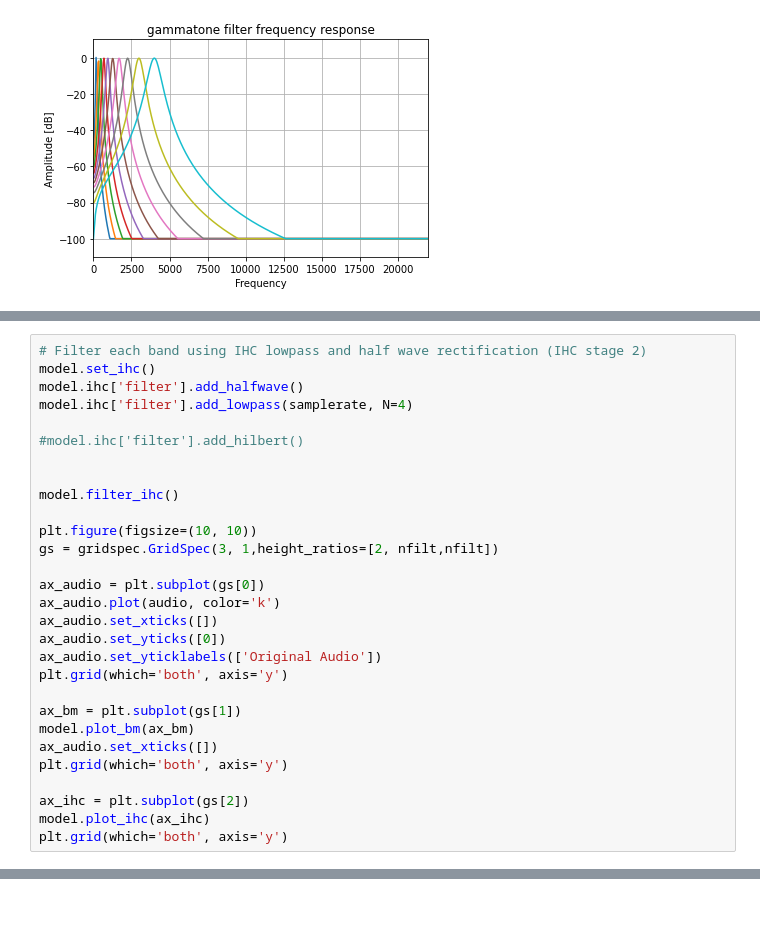
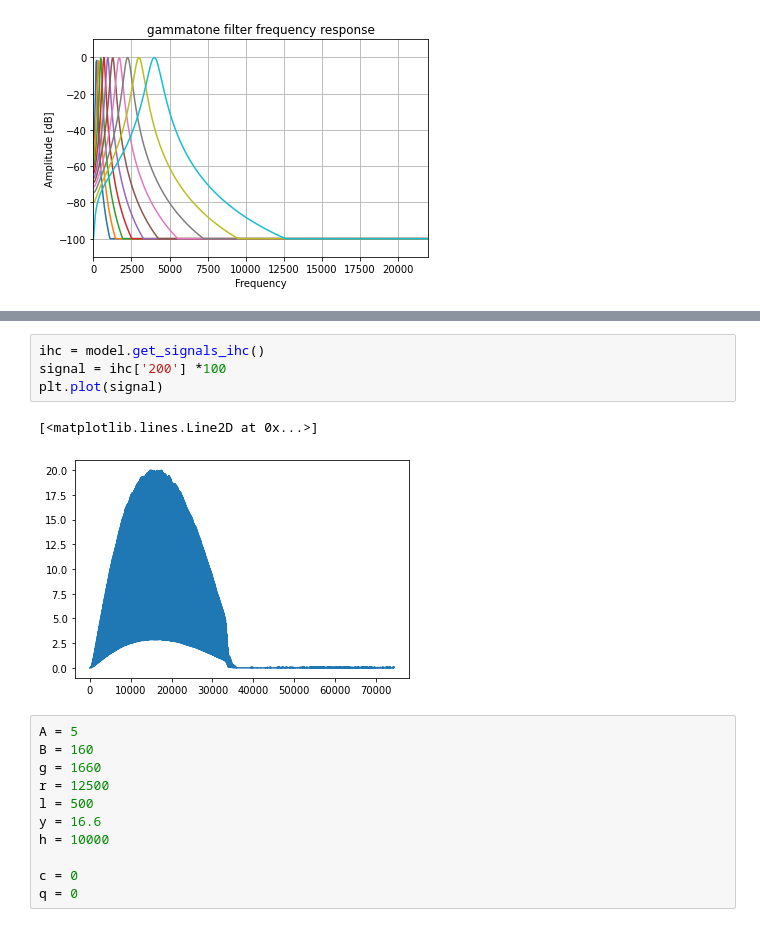
Before and after one commit to rnatarajan98/Cochlea_Modelling, a Jupyter notebook: main.ipynb, the cells around one changed output, grey strips where cells are left out. Drawn from its saved outputs; the diff is of its cells as text.

```diff
--- a/main.ipynb
+++ b/main.ipynb
@@ -119,29 +118,0 @@ plt.grid(which='both', axis='y')
-# %%
-# Filter each band using IHC lowpass and half wave rectification (IHC stage 2)
-model.set_ihc()
-model.ihc['filter'].add_halfwave()
-model.ihc['filter'].add_lowpass(samplerate, N=4)
-
-#model.ihc['filter'].add_hilbert()
-
-
-model.filter_ihc()
-
-plt.figure(figsize=(10, 10))
-gs = gridspec.GridSpec(3, 1,height_ratios=[2, nfilt,nfilt])
-
-ax_audio = plt.subplot(gs[0])
-ax_audio.plot(audio, color='k')
-ax_audio.set_xticks([])
-ax_audio.set_yticks([0])
-ax_audio.set_yticklabels(['Original Audio'])
-plt.grid(which='both', axis='y')
-
-ax_bm = plt.subplot(gs[1])
-model.plot_bm(ax_bm)
-ax_audio.set_xticks([])
-plt.grid(which='both', axis='y')
-
-ax_ihc = plt.subplot(gs[2])
-model.plot_ihc(ax_ihc)
-plt.grid(which='both', axis='y')
@@ -176,0 +151,18 @@ plt.grid(which='both', axis='y')
+# %%
+ihc = model.get_signals_ihc()
+signal = ihc['200'] *100
+plt.plot(signal)
+# %% [output]
+[<matplotlib.lines.Line2D at 0x...>]
+[figure, added]
+# %%
+A = 5
+B = 160
+g = 1660
+r = 12500
+l = 500
+y = 16.6
+h = 10000
+
+c = 0
+q = 0
```
Also changed, not shown: parts of 8 cells of this notebook, 1 other file.
